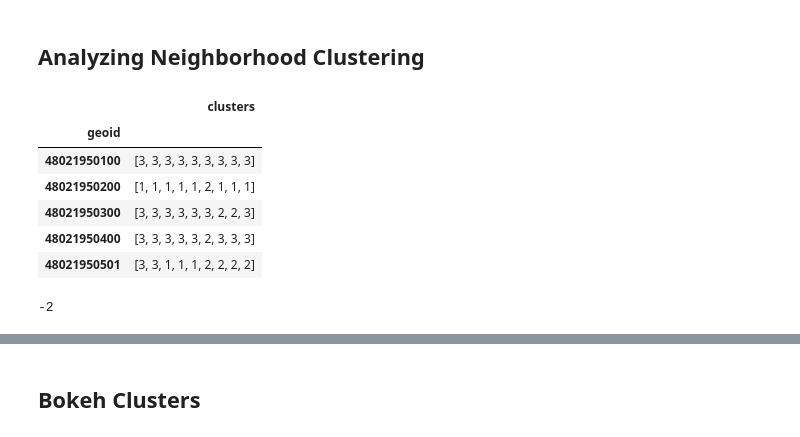
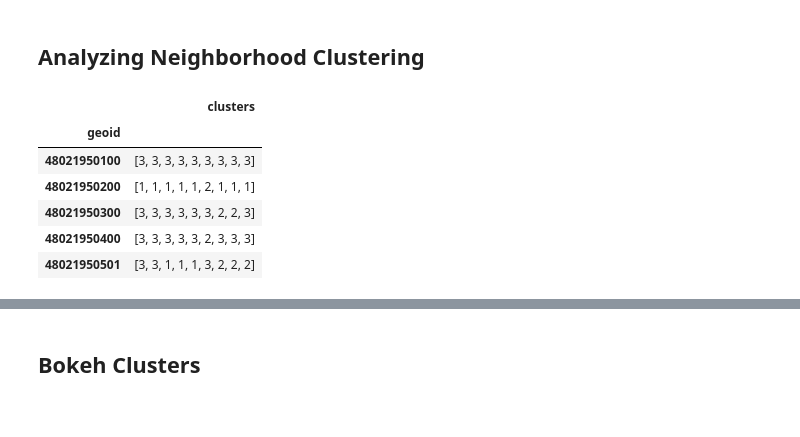
Before and after one commit to tsansom/Springboard-Data-Science, a Jupyter notebook: capstone_projects/gentrification/notebooks/7 - Clustering Analysis.ipynb, the cells around one changed output, grey strips where cells are left out. Cells and saved outputs as stored; diff of their text form; code cells hidden in the pictures.

```diff
--- a/capstone_projects/gentrification/notebooks/7 - Clustering Analysis.ipynb
+++ b/capstone_projects/gentrification/notebooks/7 - Clustering Analysis.ipynb
@@ -25,6 +25,9 @@ data = pickle.load(pickle_data)
 # rename the columns for plotting
 data.columns = ['Year', 'Income Index', 'Education Index', 'Percent White',
                 'Rent Index', 'Value Index', 'Percent Employed']
+# reorder the columns so value index is first feature
+data = data[['Year', 'Value Index', 'Income Index', 'Education Index',
+             'Percent White', 'Rent Index', 'Percent Employed']]
 # first column is year, which I don't want to mess with
 cols = data.columns[1:]
 # %% [markdown]
@@ -122,15 +143,14 @@ clusters_by_year = pd.pivot_table(data, columns='Year', values='clusters', index
 # %%
-geoid_clusters = data.groupby('geoid')['clusters'].apply(list)
-geoid_clusters = pd.DataFrame(data.groupby('geoid')['clusters'].apply(list), index=geoid_clusters.index)
+geoid_clusters = data.groupby('geoid')['clusters'].apply(list).to_frame()
 geoid_clusters.head()
 # %% [output]
 |  | clusters |
 | geoid |  |
 | 48021950100 | [3, 3, 3, 3, 3, 3, 3, 3, 3] |
 | 48021950200 | [1, 1, 1, 1, 1, 2, 1, 1, 1] |
 | 48021950300 | [3, 3, 3, 3, 3, 3, 2, 2, 3] |
 | 48021950400 | [3, 3, 3, 3, 3, 2, 3, 3, 3] |
-| 48021950501 | [3, 3, 1, 1, 1, 2, 2, 2, 2] |
+| 48021950501 | [3, 3, 1, 1, 1, 3, 2, 2, 2] |
 # %%
 def max_change(x):
     change = np.max(x) - np.min(x)
@@ -138,11 +158,6 @@ def max_change(x):
         change *= -1
         return change
     return change
-# %%
-x = [4, 4, 4, 3, 2, 2, 3, 2]
-max_change(x)
-# %% [output]
--2
 # %%
 #get the number of unique clusters for each geoid
 geoid_clusters['num_unique'] = geoid_clusters['clusters'].apply(lambda x: len(np.unique(x)))
```
Also changed, not shown: parts of 23 cells of this notebook, 3 other files.
